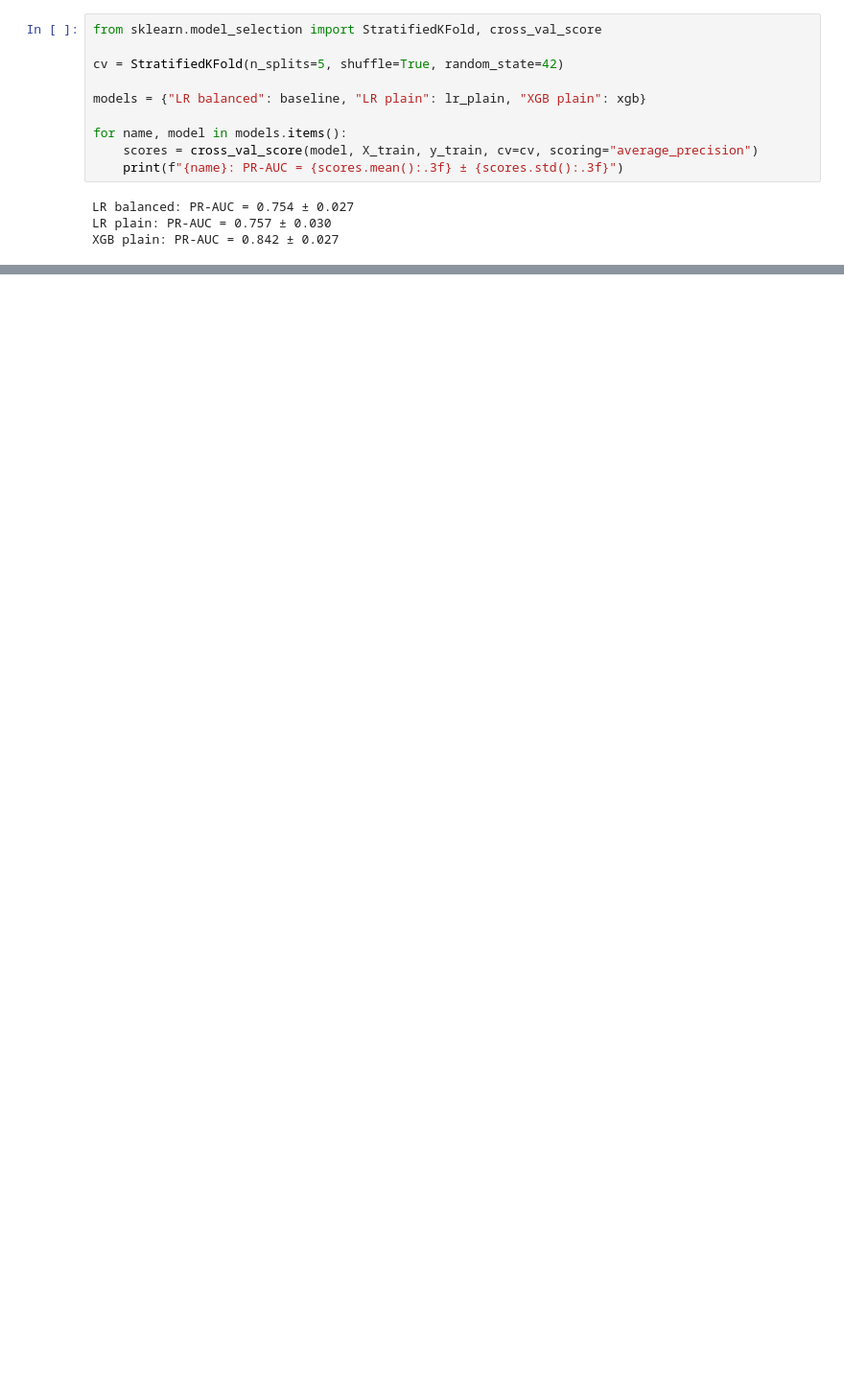
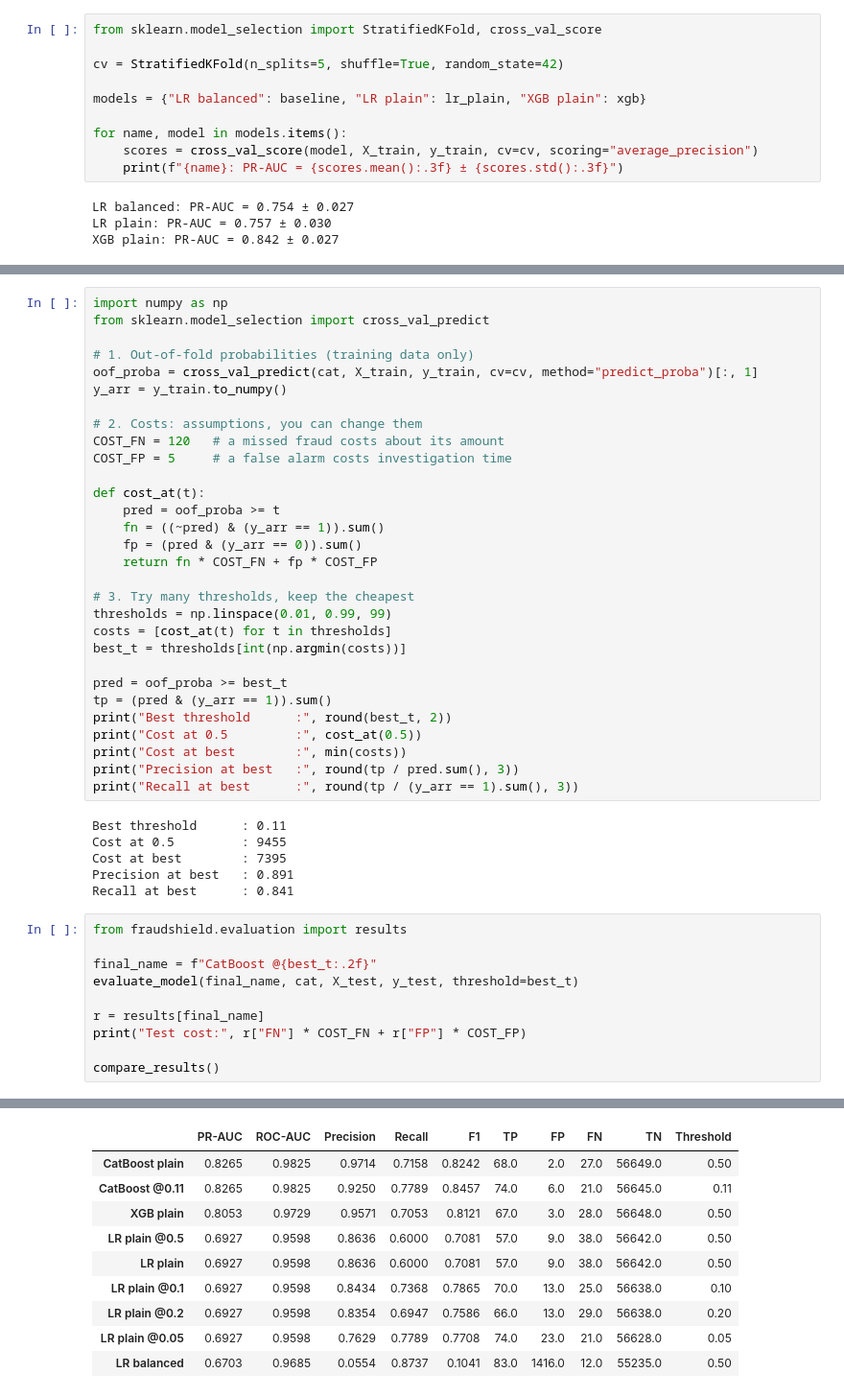
Before and after one commit to mohammedseghiralaa/fraudshield, a Jupyter notebook: notebooks/03-models.ipynb, the cells around one changed output, grey strips where cells are left out. Shown at 96% size. Saved outputs shown, nothing was run; the diff lists cells and outputs as text; blank space fills up the shorter version.

```diff
--- a/notebooks/03-models.ipynb
+++ b/notebooks/03-models.ipynb
@@ -198,3 +187,50 @@ CatBoost plain: PR-AUC = 0.850 ± 0.030
 | LR plain @0.2 | 0.6927 | 0.9598 | 0.8354 | 0.6947 | 0.7586 | 66.0 | 13.0 | 29.0 | 56638.0 | 0.20 |
 | LR plain @0.05 | 0.6927 | 0.9598 | 0.7629 | 0.7789 | 0.7708 | 74.0 | 23.0 | 21.0 | 56628.0 | 0.05 |
 | LR balanced | 0.6703 | 0.9685 | 0.0554 | 0.8737 | 0.1041 | 83.0 | 1416.0 | 12.0 | 55235.0 | 0.50 |
+# %%
+import numpy as np
+from sklearn.model_selection import cross_val_predict
+
+# 1. Out-of-fold probabilities (training data only)
+oof_proba = cross_val_predict(cat, X_train, y_train, cv=cv, method="predict_proba")[:, 1]
+y_arr = y_train.to_numpy()
+
+# 2. Costs: assumptions, you can change them
+COST_FN = 120   # a missed fraud costs about its amount
+COST_FP = 5     # a false alarm costs investigation time
+
+def cost_at(t):
+    pred = oof_proba >= t
+    fn = ((~pred) & (y_arr == 1)).sum()
+    fp = (pred & (y_arr == 0)).sum()
+    return fn * COST_FN + fp * COST_FP
+
+# 3. Try many thresholds, keep the cheapest
+thresholds = np.linspace(0.01, 0.99, 99)
+costs = [cost_at(t) for t in thresholds]
+best_t = thresholds[int(np.argmin(costs))]
+
+pred = oof_proba >= best_t
+tp = (pred & (y_arr == 1)).sum()
+print("Best threshold      :", round(best_t, 2))
+print("Cost at 0.5         :", cost_at(0.5))
+print("Cost at best        :", min(costs))
+print("Precision at best   :", round(tp / pred.sum(), 3))
+print("Recall at best      :", round(tp / (y_arr == 1).sum(), 3))
+# %% [output]
+Best threshold      : 0.11
+Cost at 0.5         : 9455
+Cost at best        : 7395
+Precision at best   : 0.891
+Recall at best      : 0.841
+# %%
+from fraudshield.evaluation import results
+
+final_name = f"CatBoost @{best_t:.2f}"
+evaluate_model(final_name, cat, X_test, y_test, threshold=best_t)
+
+r = results[final_name]
+print("Test cost:", r["FN"] * COST_FN + r["FP"] * COST_FP)
+
+compare_results()
+# %% [output]
@@ -200,0 +252,10 @@ CatBoost plain: PR-AUC = 0.850 ± 0.030
+|  | PR-AUC | ROC-AUC | Precision | Recall | F1 | TP | FP | FN | TN | Threshold |
+| CatBoost plain | 0.8265 | 0.9825 | 0.9714 | 0.7158 | 0.8242 | 68.0 | 2.0 | 27.0 | 56649.0 | 0.50 |
+| CatBoost @0.11 | 0.8265 | 0.9825 | 0.9250 | 0.7789 | 0.8457 | 74.0 | 6.0 | 21.0 | 56645.0 | 0.11 |
+| XGB plain | 0.8053 | 0.9729 | 0.9571 | 0.7053 | 0.8121 | 67.0 | 3.0 | 28.0 | 56648.0 | 0.50 |
+| LR plain @0.5 | 0.6927 | 0.9598 | 0.8636 | 0.6000 | 0.7081 | 57.0 | 9.0 | 38.0 | 56642.0 | 0.50 |
+| LR plain | 0.6927 | 0.9598 | 0.8636 | 0.6000 | 0.7081 | 57.0 | 9.0 | 38.0 | 56642.0 | 0.50 |
+| LR plain @0.1 | 0.6927 | 0.9598 | 0.8434 | 0.7368 | 0.7865 | 70.0 | 13.0 | 25.0 | 56638.0 | 0.10 |
+| LR plain @0.2 | 0.6927 | 0.9598 | 0.8354 | 0.6947 | 0.7586 | 66.0 | 13.0 | 29.0 | 56638.0 | 0.20 |
+| LR plain @0.05 | 0.6927 | 0.9598 | 0.7629 | 0.7789 | 0.7708 | 74.0 | 23.0 | 21.0 | 56628.0 | 0.05 |
+| LR balanced | 0.6703 | 0.9685 | 0.0554 | 0.8737 | 0.1041 | 83.0 | 1416.0 | 12.0 | 55235.0 | 0.50 |
```
Also changed, not shown: parts of 11 cells of this notebook, 8 other files.
